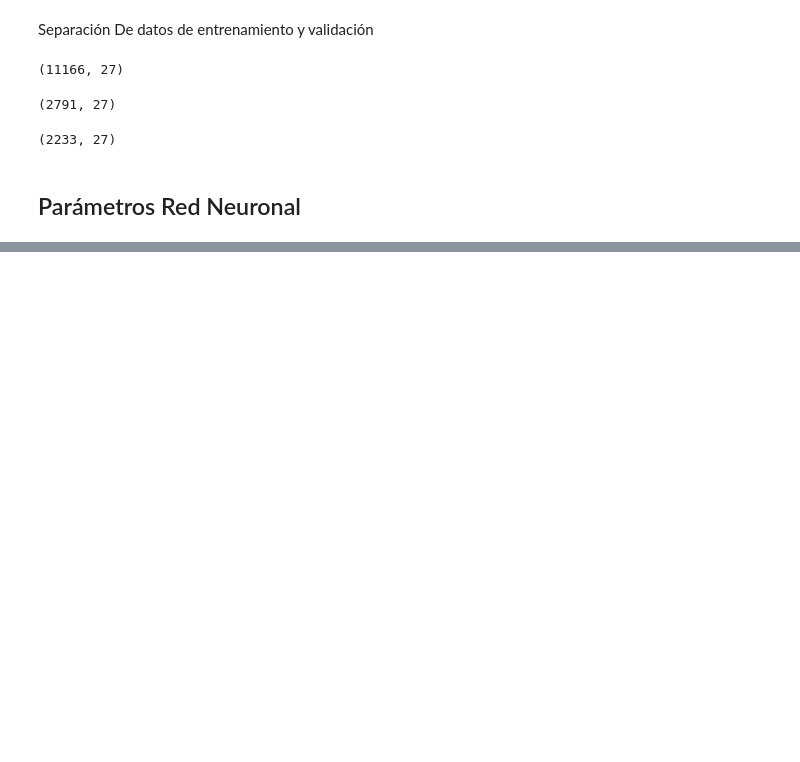
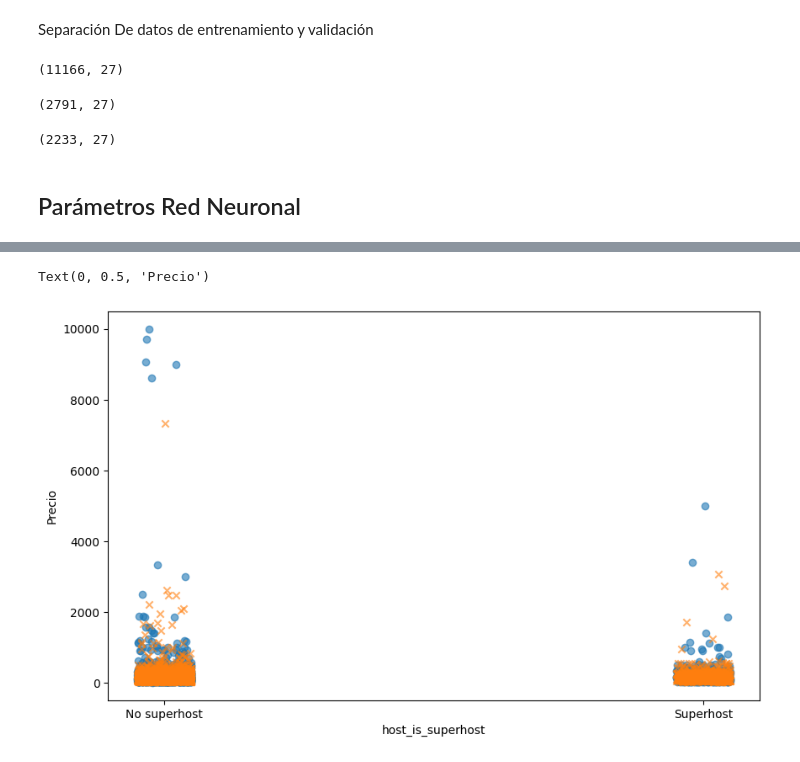
Before and after one commit to OttaVonBismarck/proyecto_2_actd, a Jupyter notebook: modelosproyecto2.ipynb, the cells around one changed output, grey strips where cells are left out. Saved outputs shown, nothing was run; the diff lists cells and outputs as text; code cells hidden in the pictures; blank space fills up the shorter version.

```diff
--- a/modelosproyecto2.ipynb
+++ b/modelosproyecto2.ipynb
@@ -375,0 +443,30 @@ MLflow Run completed with run_id <keras.src.callbacks.history.History object at
+# %%
+batch_size = 32
+model = experimentID
+# Dataset solo con features para predecir
+test_features_ds = test_ds.map(lambda x, y: x).batch(batch_size)
+
+# Predicciones (aplana salida)
+preds = model.predict(test_features_ds).flatten()
+
+# Extraer precios reales y flag host_is_superhost desde test_ds (sin batch)
+test_y = np.array([y.numpy() for x, y in test_ds])
+host_flag = np.array([x['host_is_superhost'].numpy() for x, y in test_ds])
+
+# Alinear longitudes por si hubo diferencias (usa la longitud mínima)
+n = min(len(preds), len(test_y), len(host_flag))
+preds = preds[:n]
+test_y = test_y[:n]
+host_flag = host_flag[:n]
+
+# Scatter con jitter para visualizar ambos grupos 0/1
+rng = np.random.default_rng(42)
+jitter = (rng.random(n) - 0.5) * 0.1
+
+plt.figure(figsize=(10,6))
+plt.scatter(host_flag + jitter, test_y, alpha=0.6, label='Precio real')
+plt.scatter(host_flag + jitter, preds, alpha=0.6, label='Precio predicho', marker='x')
+plt.xticks([0,1], ['No superhost', 'Superhost'])
+plt.xlabel('host_is_superhost')
+plt.ylabel('Precio')
+# %% [output]
@@ -375,0 +474,2 @@ MLflow Run completed with run_id <keras.src.callbacks.history.History object at
+Text(0, 0.5, 'Precio')
+[figure, added]
```
Also changed, not shown: parts of 9 cells of this notebook.
